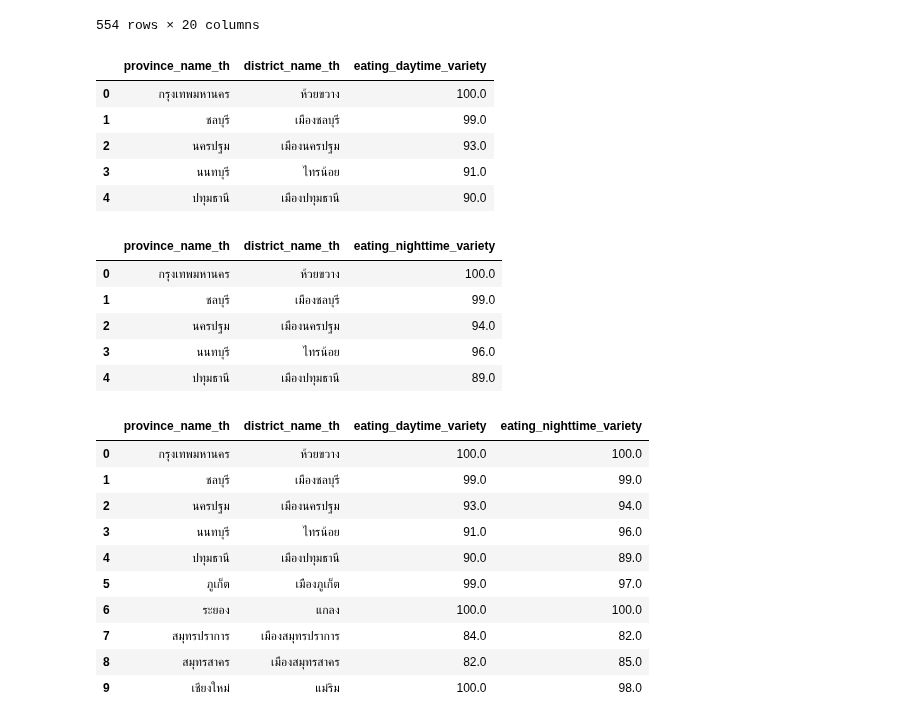
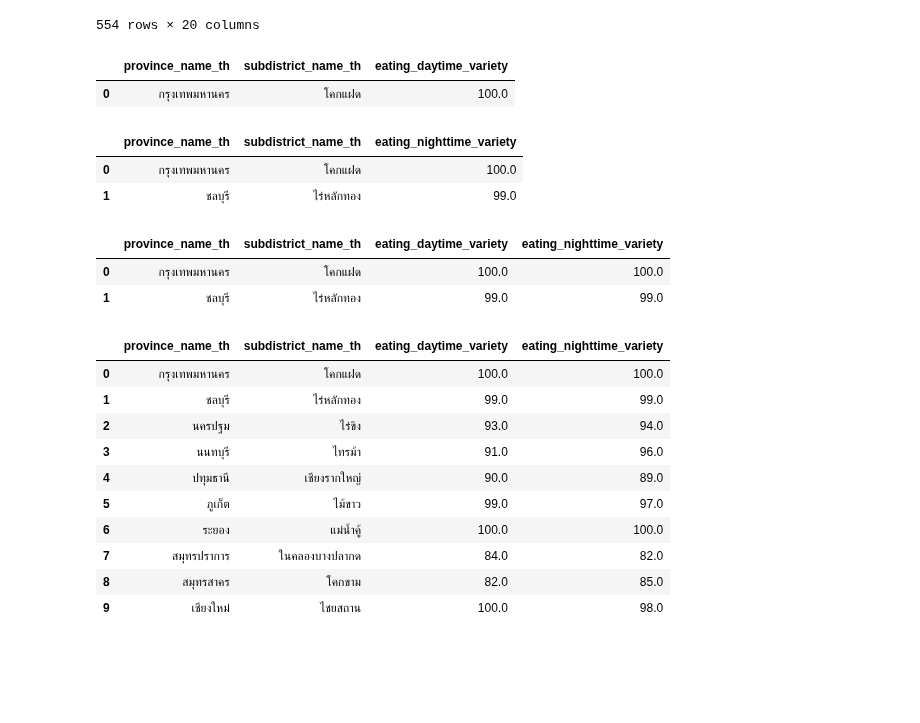
Before and after one commit to sucheerarighthere/BasicProg_DataViz65, a Jupyter notebook: midterm65.ipynb, the cells around one changed output. Cells and saved outputs as stored; diff of their text form; code cells hidden in the pictures; blank space fills up the shorter version.

```diff
--- a/midterm65.ipynb
+++ b/midterm65.ipynb
@@ -249,36 +253,36 @@ missingouteat
 | 553 | 35 | 1165 | CHAE CHANG | แช่ช้าง | 1164 | SAN KAMPHAENG | ... |
 554 rows × 20 columns
 # %%
-eat1= missingouteat.groupby(['province_name_th'])[['district_name_th','eating_daytime_variety']].max().reset_index()
-eat1.head()
+eat1= missingouteat.groupby(['province_name_th'])[['subdistrict_name_th','eating_daytime_variety']].max().reset_index()
+eat1.head(1)
 # %% [output]
-|  | province_name_th | district_name_th | eating_daytime_variety |
-| 0 | กรุงเทพมหานคร | ห้วยขวาง | 100.0 |
-| 1 | ชลบุรี | เมืองชลบุรี | 99.0 |
-| 2 | นครปฐม | เมืองนครปฐม | 93.0 |
-| 3 | นนทบุรี | ไทรน้อย | 91.0 |
-| 4 | ปทุมธานี | เมืองปทุมธานี | 90.0 |
+|  | province_name_th | subdistrict_name_th | eating_daytime_variety |
+| 0 | กรุงเทพมหานคร | โคกแฝด | 100.0 |
 # %%
-eat2= missingouteat.groupby(['province_name_th'])[['district_name_th','eating_nighttime_variety']].max().reset_index()
-eat2.head()
+eat2= missingouteat.groupby(['province_name_th'])[['subdistrict_name_th','eating_nighttime_variety']].max().reset_index()
+eat2.head(2)
 # %% [output]
-|  | province_name_th | district_name_th | eating_nighttime_variety |
-| 0 | กรุงเทพมหานคร | ห้วยขวาง | 100.0 |
-| 1 | ชลบุรี | เมืองชลบุรี | 99.0 |
-| 2 | นครปฐม | เมืองนครปฐม | 94.0 |
-| 3 | นนทบุรี | ไทรน้อย | 96.0 |
-| 4 | ปทุมธานี | เมืองปทุมธานี | 89.0 |
+|  | province_name_th | subdistrict_name_th | eating_nighttime_variety |
+| 0 | กรุงเทพมหานคร | โคกแฝด | 100.0 |
+| 1 | ชลบุรี | ไร่หลักทอง | 99.0 |
 # %%
-pd.merge(eat1,eat2)
+eatingrate = pd.merge(eat1,eat2)
+eatingrate.head(2)
 # %% [output]
-|  | province_name_th | district_name_th | eating_daytime_variety | eating_nighttime_variety |
-| 0 | กรุงเทพมหานคร | ห้วยขวาง | 100.0 | 100.0 |
-| 1 | ชลบุรี | เมืองชลบุรี | 99.0 | 99.0 |
-| 2 | นครปฐม | เมืองนครปฐม | 93.0 | 94.0 |
-| 3 | นนทบุรี | ไทรน้อย | 91.0 | 96.0 |
-| 4 | ปทุมธานี | เมืองปทุมธานี | 90.0 | 89.0 |
-| 5 | ภูเก็ต | เมืองภูเก็ต | 99.0 | 97.0 |
-| 6 | ระยอง | แกลง | 100.0 | 100.0 |
-| 7 | สมุทรปราการ | เมืองสมุทรปราการ | 84.0 | 82.0 |
-| 8 | สมุทรสาคร | เมืองสมุทรสาคร | 82.0 | 85.0 |
-| 9 | เชียงใหม่ | แม่ริม | 100.0 | 98.0 |
+|  | province_name_th | subdistrict_name_th | eating_daytime_variety | eating_nighttime_variety |
+| 0 | กรุงเทพมหานคร | โคกแฝด | 100.0 | 100.0 |
+| 1 | ชลบุรี | ไร่หลักทอง | 99.0 | 99.0 |
+# %%
+eatingrate.dropna()
+# %% [output]
+|  | province_name_th | subdistrict_name_th | eating_daytime_variety | eating_nighttime_variety |
+| 0 | กรุงเทพมหานคร | โคกแฝด | 100.0 | 100.0 |
+| 1 | ชลบุรี | ไร่หลักทอง | 99.0 | 99.0 |
+| 2 | นครปฐม | ไร่ขิง | 93.0 | 94.0 |
+| 3 | นนทบุรี | ไทรม้า | 91.0 | 96.0 |
+| 4 | ปทุมธานี | เชียงรากใหญ่ | 90.0 | 89.0 |
+| 5 | ภูเก็ต | ไม้ขาว | 99.0 | 97.0 |
+| 6 | ระยอง | แม่น้ำคู้ | 100.0 | 100.0 |
+| 7 | สมุทรปราการ | ในคลองบางปลากด | 84.0 | 82.0 |
+| 8 | สมุทรสาคร | โคกขาม | 82.0 | 85.0 |
+| 9 | เชียงใหม่ | ไชยสถาน | 100.0 | 98.0 |
```
Also changed, not shown: parts of 11 cells of this notebook.
